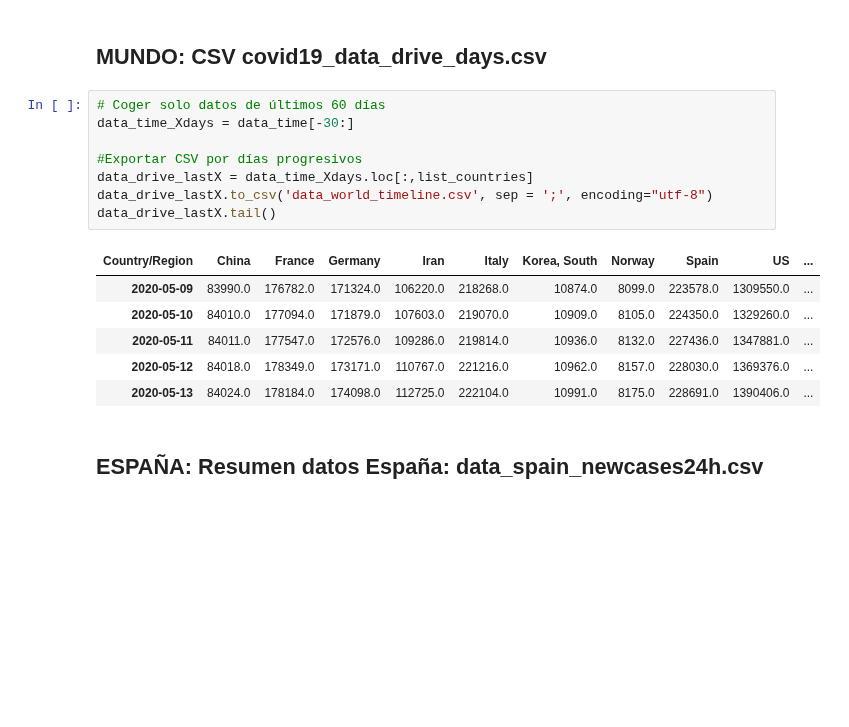
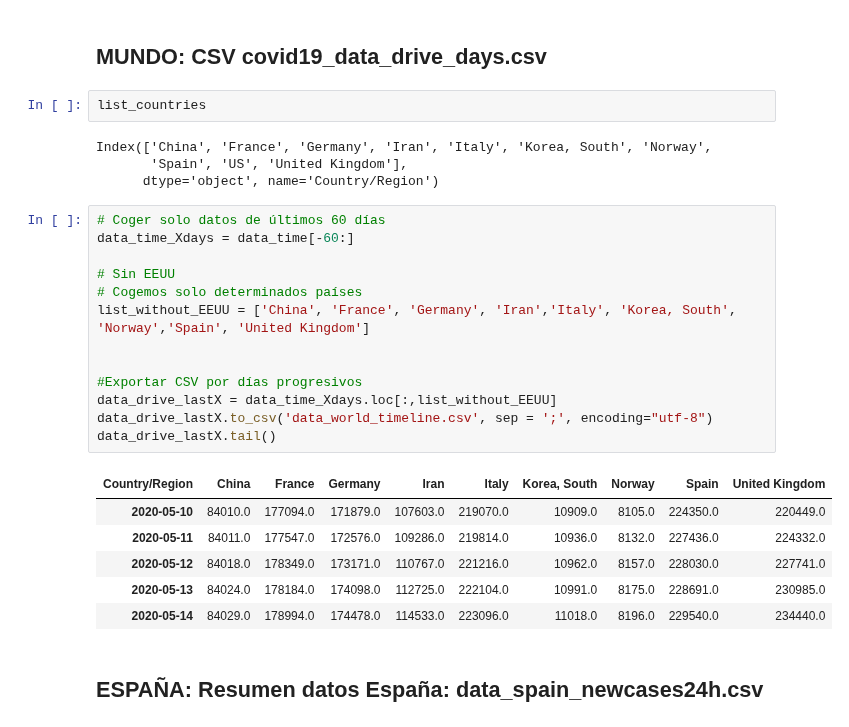
Before and after one commit to akakicreations/covid19-project, a Jupyter notebook: covid19_notebook_REV.ipynb, the cells around one changed output. Drawn from its saved outputs; the diff is of its cells as text; blank space fills up the shorter version.

```diff
--- a/covid19_notebook_REV.ipynb
+++ b/covid19_notebook_REV.ipynb
@@ -350,20 +350,31 @@ data_drive_from100cases.tail()
 # %% [markdown]
 ## MUNDO: CSV covid19_data_drive_days.csv
+# %%
+list_countries
+# %% [output]
+Index(['China', 'France', 'Germany', 'Iran', 'Italy', 'Korea, South', 'Norway',
+       'Spain', 'US', 'United Kingdom'],
+      dtype='object', name='Country/Region')
 # %%
 # Coger solo datos de últimos 60 días
-data_time_Xdays = data_time[-30:]
+data_time_Xdays = data_time[-60:]
+
+# Sin EEUU
+# Cogemos solo determinados países
+list_without_EEUU = ['China', 'France', 'Germany', 'Iran','Italy', 'Korea, South', 'Norway','Spain', 'United Kingdom']
+
 
 #Exportar CSV por días progresivos
-data_drive_lastX = data_time_Xdays.loc[:,list_countries]
+data_drive_lastX = data_time_Xdays.loc[:,list_without_EEUU]
 data_drive_lastX.to_csv('data_world_timeline.csv', sep = ';', encoding="utf-8")
 data_drive_lastX.tail()
 # %% [output]
-| Country/Region | China | France | Germany | Iran | Italy | Korea, South | Norway | Spain | US | ... |
-| 2020-05-09 | 83990.0 | 176782.0 | 171324.0 | 106220.0 | 218268.0 | 10874.0 | 8099.0 | 223578.0 | 1309550.0 | ... |
-| 2020-05-10 | 84010.0 | 177094.0 | 171879.0 | 107603.0 | 219070.0 | 10909.0 | 8105.0 | 224350.0 | 1329260.0 | ... |
-| 2020-05-11 | 84011.0 | 177547.0 | 172576.0 | 109286.0 | 219814.0 | 10936.0 | 8132.0 | 227436.0 | 1347881.0 | ... |
-| 2020-05-12 | 84018.0 | 178349.0 | 173171.0 | 110767.0 | 221216.0 | 10962.0 | 8157.0 | 228030.0 | 1369376.0 | ... |
-| 2020-05-13 | 84024.0 | 178184.0 | 174098.0 | 112725.0 | 222104.0 | 10991.0 | 8175.0 | 228691.0 | 1390406.0 | ... |
+| Country/Region | China | France | Germany | Iran | Italy | Korea, South | Norway | Spain | United Kingdom |
+| 2020-05-10 | 84010.0 | 177094.0 | 171879.0 | 107603.0 | 219070.0 | 10909.0 | 8105.0 | 224350.0 | 220449.0 |
+| 2020-05-11 | 84011.0 | 177547.0 | 172576.0 | 109286.0 | 219814.0 | 10936.0 | 8132.0 | 227436.0 | 224332.0 |
+| 2020-05-12 | 84018.0 | 178349.0 | 173171.0 | 110767.0 | 221216.0 | 10962.0 | 8157.0 | 228030.0 | 227741.0 |
+| 2020-05-13 | 84024.0 | 178184.0 | 174098.0 | 112725.0 | 222104.0 | 10991.0 | 8175.0 | 228691.0 | 230985.0 |
+| 2020-05-14 | 84029.0 | 178994.0 | 174478.0 | 114533.0 | 223096.0 | 11018.0 | 8196.0 | 229540.0 | 234440.0 |
 # %% [markdown]
 ## ESPAÑA: Resumen datos España: data_spain_newcases24h.csv
 # %%
```
Also changed, not shown: parts of 15 cells of this notebook, 25 other files.
